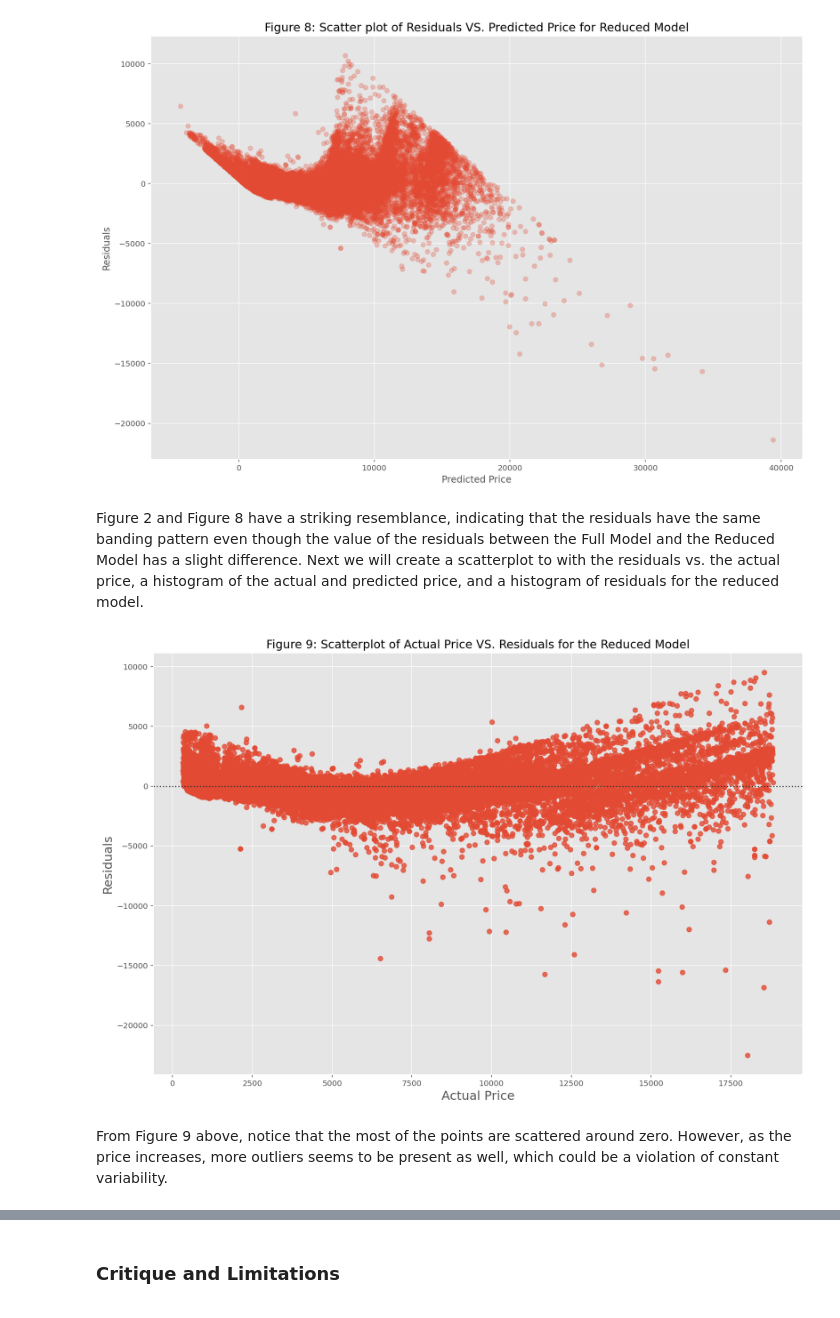
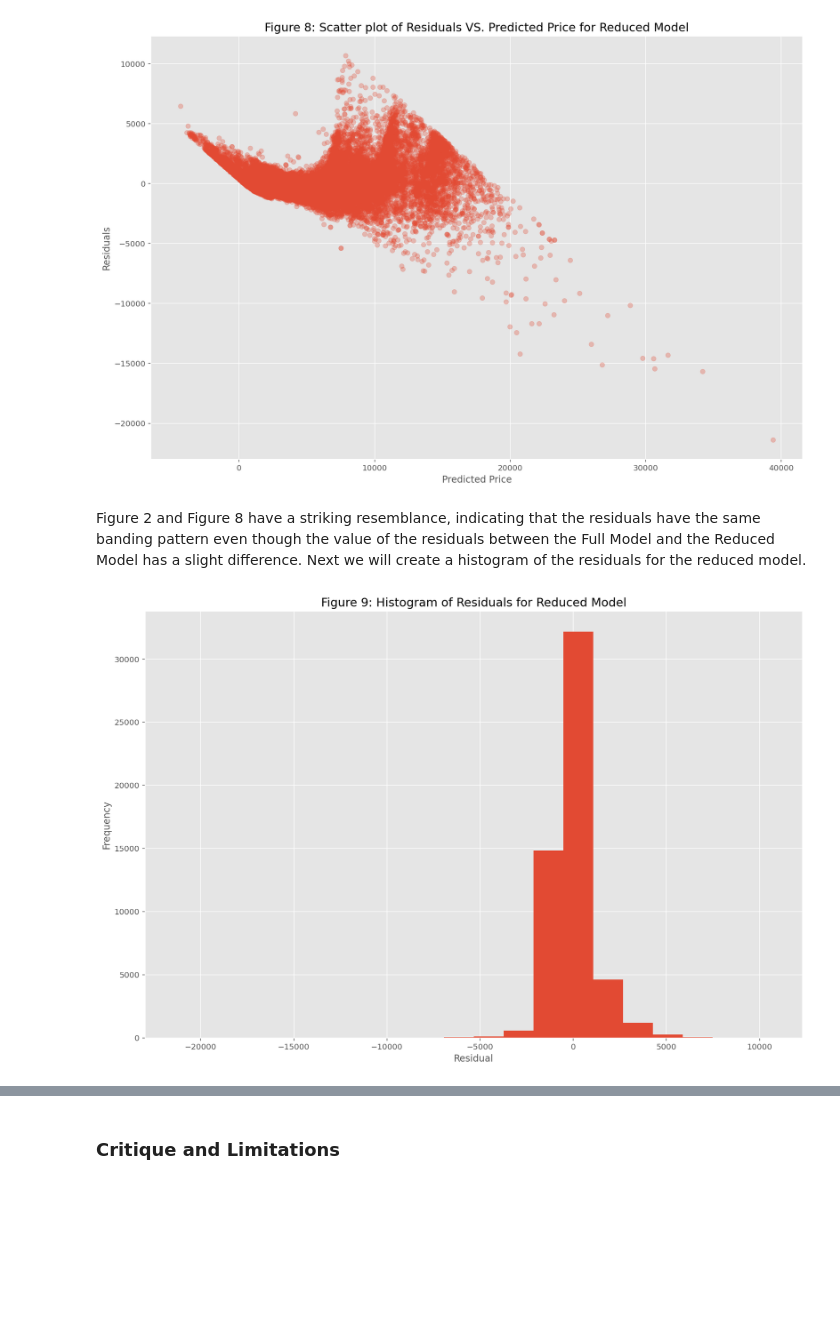
Before and after one commit to s3955624-Chee-Kin-Go/Phase-2, a Jupyter notebook: Phase 2_Group15.ipynb, the cells around one changed output, grey strips where cells are left out. Drawn from its saved outputs; the diff is of its cells as text; code cells hidden in the pictures; blank space fills up the shorter version.

```diff
--- a/Phase 2_Group15.ipynb
+++ b/Phase 2_Group15.ipynb
@@ -357,15 +355,13 @@ plt.show();
 # %% [output]
 [figure]
 # %% [markdown]
-Figure 2 and Figure 8 have a striking resemblance, indicating that the residuals have the same banding pattern even though the value of the residuals between the Full Model and the Reduced Model has a slight difference. Next we will create a scatterplot to with the residuals vs. the actual price, a histogram of the actual and predicted price, and a histogram of residuals for the reduced model.
+Figure 2 and Figure 8 have a striking resemblance, indicating that the residuals have the same banding pattern even though the value of the residuals between the Full Model and the Reduced Model has a slight difference. Next we will create a histogram of the residuals for the reduced model.
 # %%
 plt.figure(figsize=(15,10))
-sns.residplot(x = residuals_reduced['actual'], y = residuals_reduced['residual'])
-plt.xlabel('Actual Price', fontsize = 16)
-plt.ylabel('Residuals', fontsize = 16)
-plt.title('Figure 9: Scatterplot of Actual Price VS. Residuals for the Reduced Model', fontsize=15)
+plt.hist(residuals_reduced['residual'], bins = 20);
+plt.xlabel('Residual');
+plt.ylabel('Frequency');
+plt.title('Figure 9: Histogram of Residuals for Reduced Model', fontsize = 15)
 plt.show();
 # %% [output]
-[figure, old version]
+[figure, new version]
-# %% [markdown]
-From Figure 9 above, notice that the most of the points are scattered around zero. However, as the price increases, more outliers seems to  be present as well, which could be a violation of constant variability.
```
Also changed, not shown: parts of 14 cells of this notebook.
